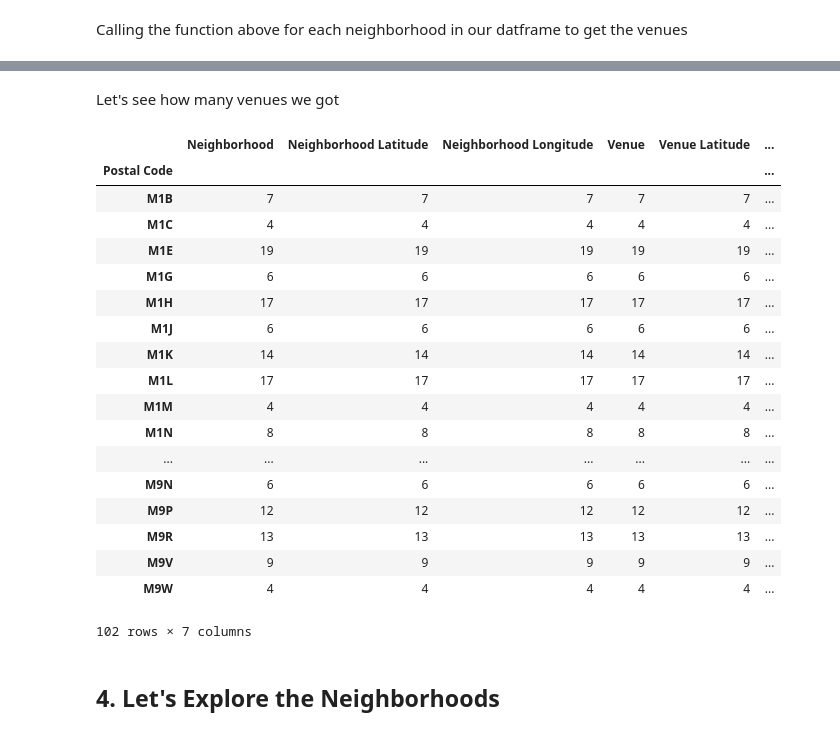
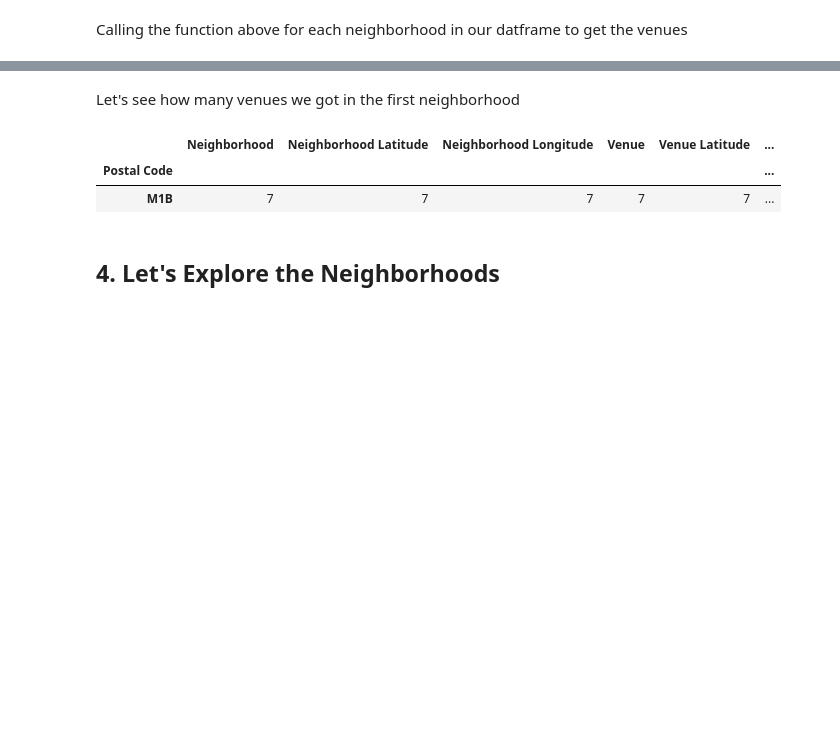
Before and after one commit to VictorNas/Coursera_Capstone, a Jupyter notebook: Coursera_Capstone_Project_Part3.ipynb, the cells around one changed output, grey strips where cells are left out. Drawn from its saved outputs; the diff is of its cells as text; code cells hidden in the pictures; blank space fills up the shorter version.

```diff
--- a/Coursera_Capstone_Project_Part3.ipynb
+++ b/Coursera_Capstone_Project_Part3.ipynb
@@ -125,29 +125,13 @@ toronto_venue.head()
 | 3 | M3A | Parkwoods | 43.753259 | -79.329656 | Variety Store | 43.751974 | ... |
 | 4 | M3A | Parkwoods | 43.753259 | -79.329656 | Ranchdale Park | 43.751388 | ... |
 # %% [markdown]
-Let's see how many venues we got
+Let's see how many venues we got in the first neighborhood
 # %%
-toronto_venue.groupby('Postal Code').count()
+toronto_venue.groupby('Postal Code').count().head(1)
 # %% [output]
 |  | Neighborhood | Neighborhood Latitude | Neighborhood Longitude | Venue | Venue Latitude | ... |
 | Postal Code |  |  |  |  |  | ... |
 | M1B | 7 | 7 | 7 | 7 | 7 | ... |
-| M1C | 4 | 4 | 4 | 4 | 4 | ... |
-| M1E | 19 | 19 | 19 | 19 | 19 | ... |
-| M1G | 6 | 6 | 6 | 6 | 6 | ... |
-| M1H | 17 | 17 | 17 | 17 | 17 | ... |
-| M1J | 6 | 6 | 6 | 6 | 6 | ... |
-| M1K | 14 | 14 | 14 | 14 | 14 | ... |
-| M1L | 17 | 17 | 17 | 17 | 17 | ... |
-| M1M | 4 | 4 | 4 | 4 | 4 | ... |
-| M1N | 8 | 8 | 8 | 8 | 8 | ... |
-| ... | ... | ... | ... | ... | ... | ... |
-| M9N | 6 | 6 | 6 | 6 | 6 | ... |
-| M9P | 12 | 12 | 12 | 12 | 12 | ... |
-| M9R | 13 | 13 | 13 | 13 | 13 | ... |
-| M9V | 9 | 9 | 9 | 9 | 9 | ... |
-| M9W | 4 | 4 | 4 | 4 | 4 | ... |
-102 rows × 7 columns
 # %% [markdown]
 ## 4. Let's Explore the Neighborhoods
 # %% [markdown]
```
